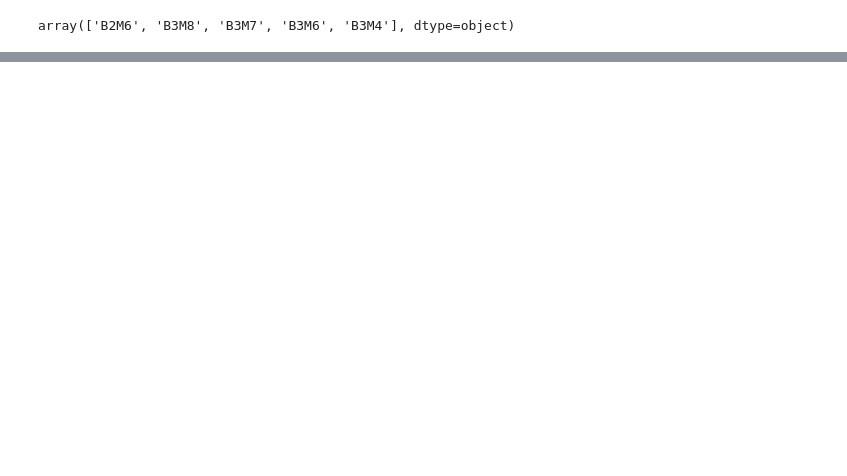
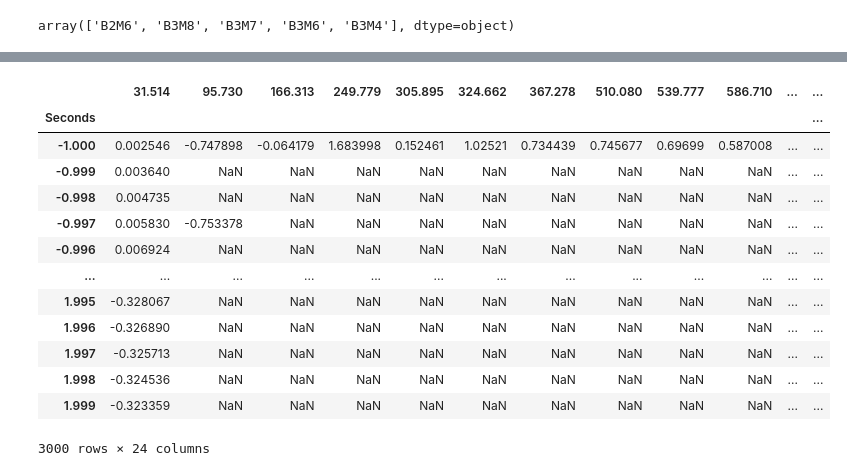
Before and after one commit to ikharitonov/vestibular_vr_pipeline, a Jupyter notebook: Mouse_by_mouse_viewdata.ipynb, the cells around one changed output, grey strips where cells are left out. Saved outputs shown, nothing was run; the diff lists cells and outputs as text; code cells hidden in the pictures; blank space fills up the shorter version.

```diff
--- a/Mouse_by_mouse_viewdata.ipynb
+++ b/Mouse_by_mouse_viewdata.ipynb
@@ -112,0 +140,25 @@ Plotted traces for B3M4
+# %%
+def select_perievent_segment(df, trace, event_col, range_around_event):
+
+    selected_trace_chunks = pd.DataFrame()
+
+    event_times = df.loc[df[event_col] & ~df[event_col].shift(1, fill_value=False)].index
+
+    before_0 = range_around_event[0]
+    after_0 = range_around_event[1]
+
+    for event_time in event_times:
+
+
+        start = event_time - before_0
+        end = event_time + after_0
+
+        chunk = df[trace].loc[start:end]
+        chunk.index = (chunk.index - chunk.index[0]) - before_0 # making the index range from
+        print(chunk)
+        selected_trace_chunks[event_time]=chunk
+
+
+    return selected_trace_chunks
+# %%
+selected_chunks = select_perievent_segment(B3M8, '470_dfF', 'halt',[1,2])
@@ -112,0 +183,17 @@ Plotted traces for B3M4
+# %%
+selected_chunks
+# %% [output]
+|  | 31.514 | 95.730 | 166.313 | 249.779 | 305.895 | 324.662 | 367.278 | 510.080 | 539.777 | 586.710 | ... | ... |
+| Seconds |  |  |  |  |  |  |  |  |  |  |  | ... |
+| -1.000 | 0.002546 | -0.747898 | -0.064179 | 1.683998 | 0.152461 | 1.02521 | 0.734439 | 0.745677 | 0.69699 | 0.587008 | ... | ... |
+| -0.999 | 0.003640 | NaN | NaN | NaN | NaN | NaN | NaN | NaN | NaN | NaN | ... | ... |
+| -0.998 | 0.004735 | NaN | NaN | NaN | NaN | NaN | NaN | NaN | NaN | NaN | ... | ... |
+| -0.997 | 0.005830 | -0.753378 | NaN | NaN | NaN | NaN | NaN | NaN | NaN | NaN | ... | ... |
+| -0.996 | 0.006924 | NaN | NaN | NaN | NaN | NaN | NaN | NaN | NaN | NaN | ... | ... |
+| ... | ... | ... | ... | ... | ... | ... | ... | ... | ... | ... | ... | ... |
+| 1.995 | -0.328067 | NaN | NaN | NaN | NaN | NaN | NaN | NaN | NaN | NaN | ... | ... |
+| 1.996 | -0.326890 | NaN | NaN | NaN | NaN | NaN | NaN | NaN | NaN | NaN | ... | ... |
+| 1.997 | -0.325713 | NaN | NaN | NaN | NaN | NaN | NaN | NaN | NaN | NaN | ... | ... |
+| 1.998 | -0.324536 | NaN | NaN | NaN | NaN | NaN | NaN | NaN | NaN | NaN | ... | ... |
+| 1.999 | -0.323359 | NaN | NaN | NaN | NaN | NaN | NaN | NaN | NaN | NaN | ... | ... |
+3000 rows × 24 columns
```
Also changed, not shown: parts of 17 cells of this notebook, 1 other file.
